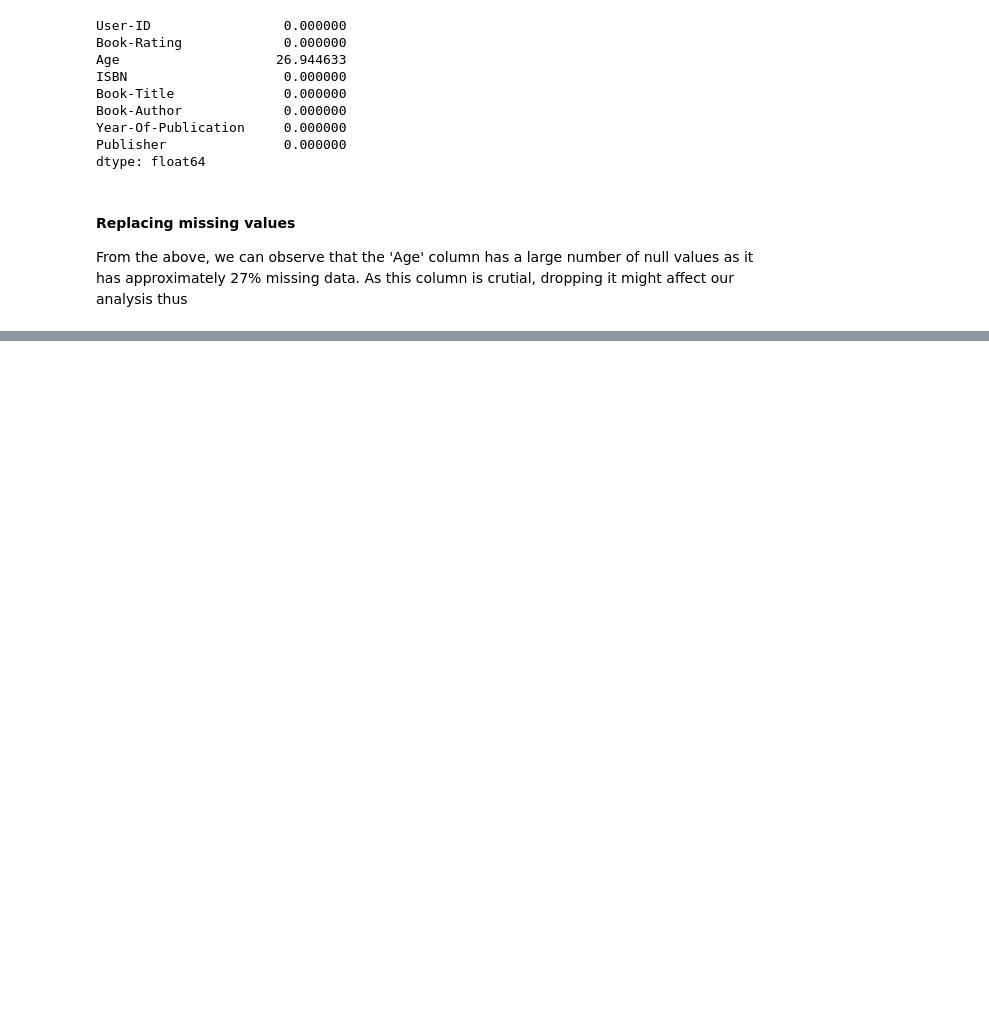
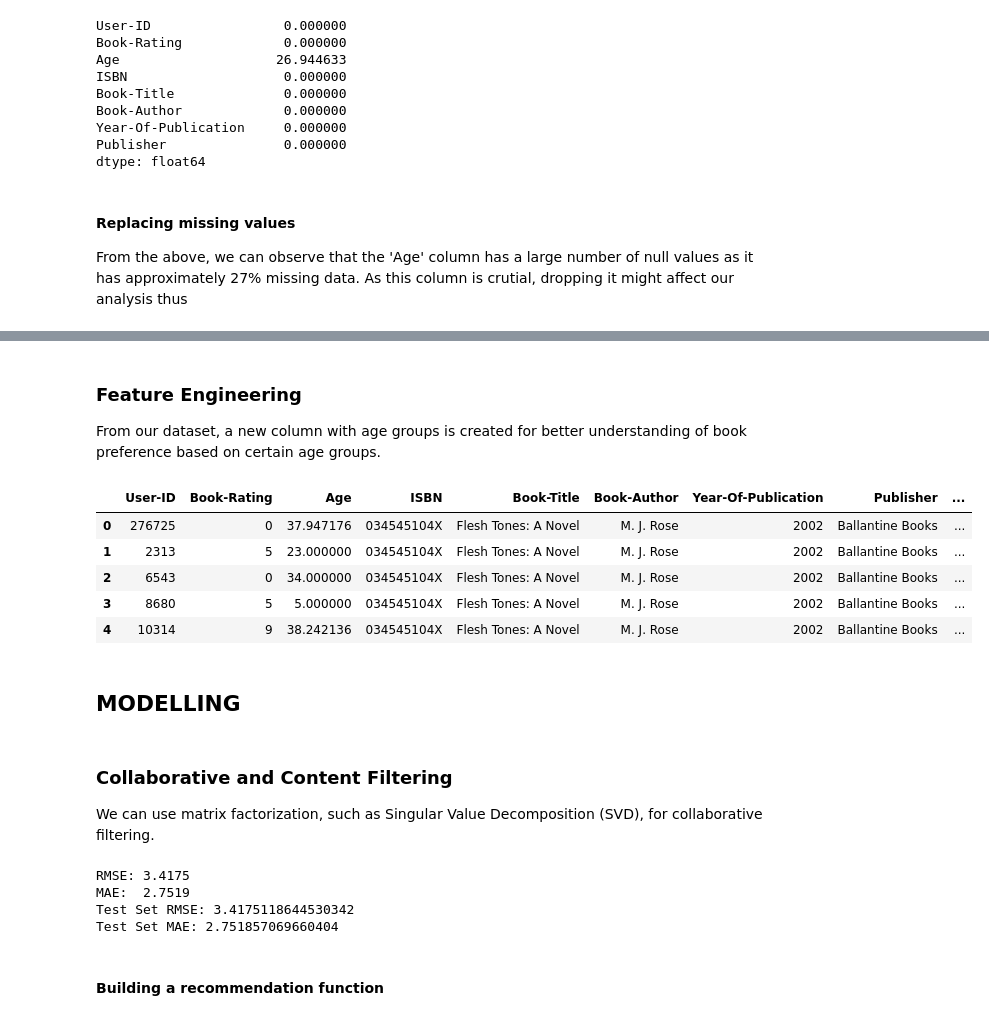
Before and after one commit to Mr-PeterMaina/PHASE-4, a Jupyter notebook: Phase4_project.ipynb, the cells around one changed output, grey strips where cells are left out. Cells and saved outputs as stored; diff of their text form; code cells hidden in the pictures; blank space fills up the shorter version.

```diff
--- a/Phase4_project.ipynb
+++ b/Phase4_project.ipynb
@@ -536,0 +555,62 @@ TypeError: __init__() got an unexpected keyword argument 'handle_unknown'
+# %% [markdown]
+### Feature Engineering
+From our dataset, a new column with age groups is created for better understanding of book preference based on certain age groups.
+# %%
+#Define function for feature engineering
+def age_group(age):
+    if age < 18:
+        return 'Child'
+    elif age < 35:
+        return 'Young Adult'
+    elif age < 55:
+        return 'Adult'
+    else:
+        return 'Senior'
+
+# Apply the age_group function only on known ages
+merged_df1['Age_Group'] = merged_df1['Age'].apply(lambda x: age_group(x) if pd.notnull(x) else np.nan)
+merged_df1.head()
+# %% [output]
+|  | User-ID | Book-Rating | Age | ISBN | Book-Title | Book-Author | Year-Of-Publication | Publisher | ... |
+| 0 | 276725 | 0 | 37.947176 | 034545104X | Flesh Tones: A Novel | M. J. Rose | 2002 | Ballantine Books | ... |
+| 1 | 2313 | 5 | 23.000000 | 034545104X | Flesh Tones: A Novel | M. J. Rose | 2002 | Ballantine Books | ... |
+| 2 | 6543 | 0 | 34.000000 | 034545104X | Flesh Tones: A Novel | M. J. Rose | 2002 | Ballantine Books | ... |
+| 3 | 8680 | 5 | 5.000000 | 034545104X | Flesh Tones: A Novel | M. J. Rose | 2002 | Ballantine Books | ... |
+| 4 | 10314 | 9 | 38.242136 | 034545104X | Flesh Tones: A Novel | M. J. Rose | 2002 | Ballantine Books | ... |
+# %% [markdown]
+## MODELLING
+# %% [markdown]
+### Collaborative and Content Filtering
+We can use matrix factorization, such as Singular Value Decomposition (SVD), for collaborative filtering.
+# %%
+from surprise import Dataset, Reader, SVD
+from surprise.model_selection import train_test_split
+from surprise import accuracy
+
+# Prepare data for Surprise
+reader = Reader(rating_scale=(0, 10))
+data = Dataset.load_from_df(merged_df[['User-ID', 'ISBN', 'Book-Rating']], reader)
+
+# Split data into trainset and testset using Surprise's method
+trainset, testset = train_test_split(data, test_size=0.2)
+
+# Model Training: Using SVD for collaborative filtering
+model = SVD(n_factors=50, reg_pu=0.2, reg_qi=0.2)
+model.fit(trainset)
+
+# Model Evaluation: Evaluate on the test set
+predictions = model.test(testset)
+
+# Calculate RMSE and MAE
+rmse = accuracy.rmse(predictions)
+mae = accuracy.mae(predictions)
+
+print(f"Test Set RMSE: {rmse}")
+print(f"Test Set MAE: {mae}")
+# %% [output]
+RMSE: 3.4175
+MAE:  2.7519
+Test Set RMSE: 3.4175118644530342
+Test Set MAE: 2.751857069660404
+# %% [markdown]
+#### Building a recommendation function
```
Also changed, not shown: parts of 7 cells of this notebook.
